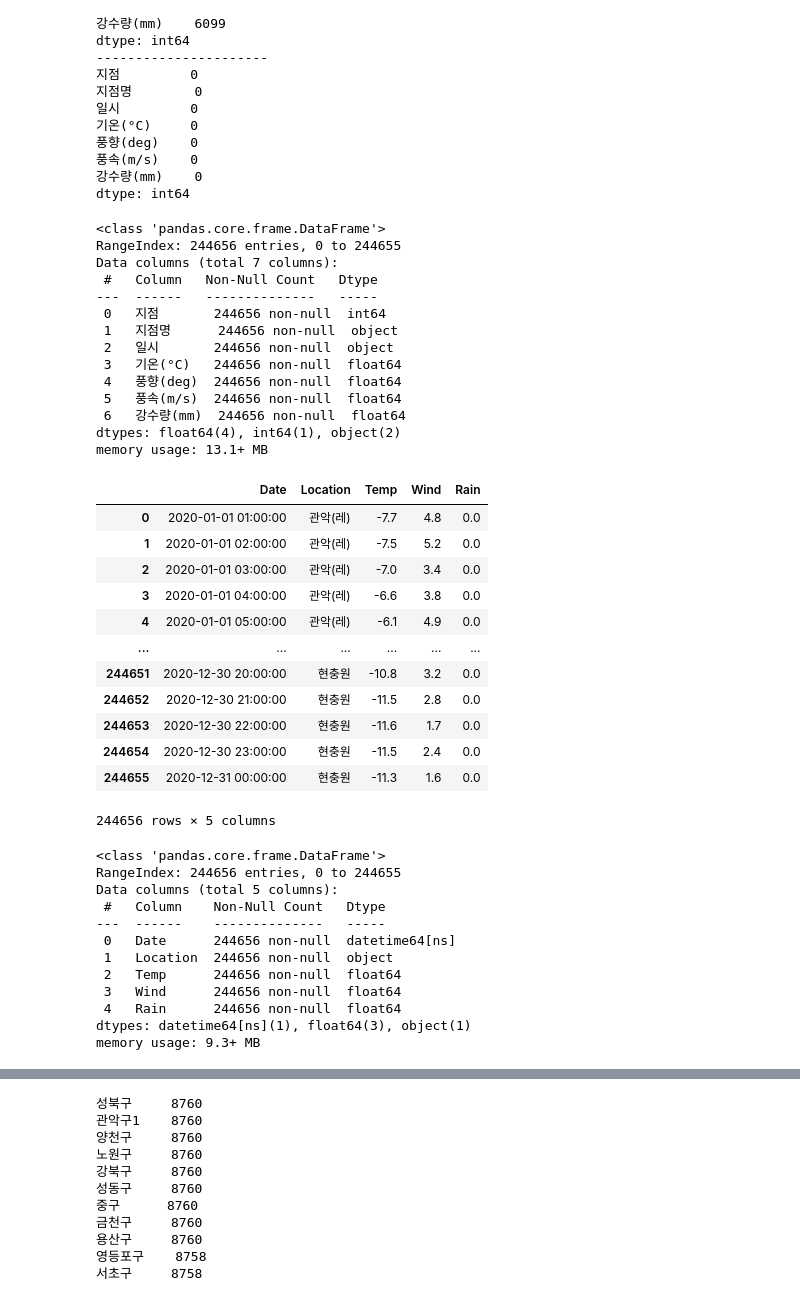
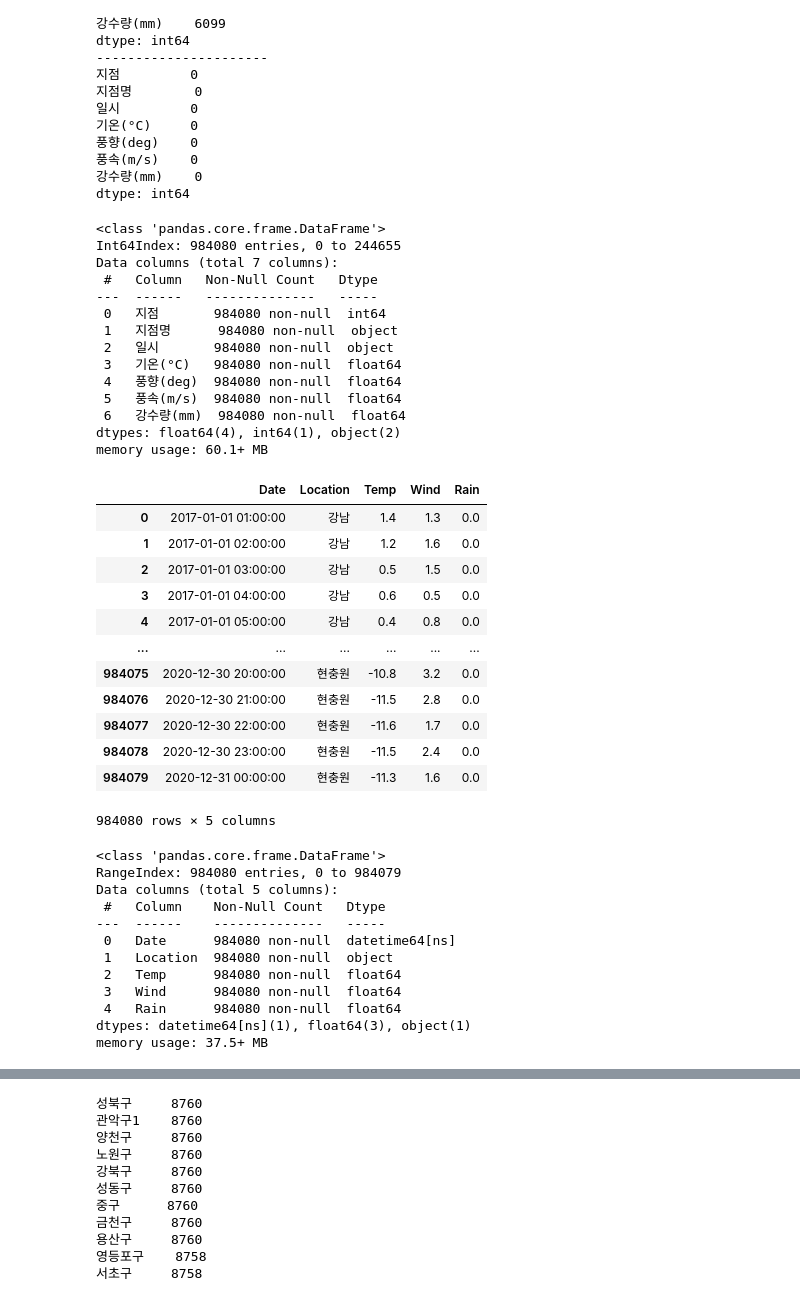
Before and after one commit to HyeongSeok-Park/Academy_Second_Project, a Jupyter notebook: 데이터 전처리 및 시각화.ipynb, the cells around one changed output, grey strips where cells are left out. Cells and saved outputs as stored; diff of their text form; code cells hidden in the pictures.

```diff
--- a/데이터 전처리 및 시각화.ipynb
+++ b/데이터 전처리 및 시각화.ipynb
@@ -727,66 +727,66 @@ dtype: int64
 dtype: int64
 # %%
 # 2차 가공 데이터 확인
-weather_2020_edit2.info()
+weather_total_edit2.info()
 # %% [output]
 <class 'pandas.core.frame.DataFrame'>
-RangeIndex: 244656 entries, 0 to 244655
+Int64Index: 984080 entries, 0 to 244655
 Data columns (total 7 columns):
  #   Column   Non-Null Count   Dtype
 ---  ------   --------------   -----
- 0   지점       244656 non-null  int64
- 1   지점명      244656 non-null  object
- 2   일시       244656 non-null  object
- 3   기온(°C)   244656 non-null  float64
- 4   풍향(deg)  244656 non-null  float64
- 5   풍속(m/s)  244656 non-null  float64
- 6   강수량(mm)  244656 non-null  float64
+ 0   지점       984080 non-null  int64
+ 1   지점명      984080 non-null  object
+ 2   일시       984080 non-null  object
+ 3   기온(°C)   984080 non-null  float64
+ 4   풍향(deg)  984080 non-null  float64
+ 5   풍속(m/s)  984080 non-null  float64
+ 6   강수량(mm)  984080 non-null  float64
 dtypes: float64(4), int64(1), object(2)
-memory usage: 13.1+ MB
+memory usage: 60.1+ MB
 # %%
 # 3차 가공 데이터 (columns 수정)
-weather_2020_edit3 = weather_2020_edit2
-weather_2020_edit3 = weather_2020_edit3[['일시','지점명','기온(°C)','풍속(m/s)','강수량(mm)']]
+weather_total_edit3 = weather_total_edit2
+weather_total_edit3 = weather_total_edit3[['일시','지점명','기온(°C)','풍속(m/s)','강수량(mm)']]
 
-weather_2020_edit3['일시'] = pd.to_datetime(weather_2020_edit3['일시'])
-weather_2020_edit3 = weather_2020_edit3.rename(columns = {'날짜' : 'Date',
+weather_total_edit3['일시'] = pd.to_datetime(weather_total_edit3['일시'])
+weather_total_edit3 = weather_total_edit3.rename(columns = {'날짜' : 'Date',
                                                           '일시' : 'Date',
                                                           '지점명' : 'Location',
                                                           '기온(°C)' : 'Temp',
                                                           '풍속(m/s)' : 'Wind',
                                                           '강수량(mm)' : 'Rain'})
-weather_2020_edit3 = weather_2020_edit3.reset_index(drop=True)
+weather_total_edit3 = weather_total_edit3.reset_index(drop=True)
 
-weather_2020_edit3
+weather_total_edit3
 # %% [output]
 |  | Date | Location | Temp | Wind | Rain |
-| 0 | 2020-01-01 01:00:00 | 관악(레) | -7.7 | 4.8 | 0.0 |
-| 1 | 2020-01-01 02:00:00 | 관악(레) | -7.5 | 5.2 | 0.0 |
-| 2 | 2020-01-01 03:00:00 | 관악(레) | -7.0 | 3.4 | 0.0 |
-| 3 | 2020-01-01 04:00:00 | 관악(레) | -6.6 | 3.8 | 0.0 |
-| 4 | 2020-01-01 05:00:00 | 관악(레) | -6.1 | 4.9 | 0.0 |
+| 0 | 2017-01-01 01:00:00 | 강남 | 1.4 | 1.3 | 0.0 |
+| 1 | 2017-01-01 02:00:00 | 강남 | 1.2 | 1.6 | 0.0 |
+| 2 | 2017-01-01 03:00:00 | 강남 | 0.5 | 1.5 | 0.0 |
+| 3 | 2017-01-01 04:00:00 | 강남 | 0.6 | 0.5 | 0.0 |
+| 4 | 2017-01-01 05:00:00 | 강남 | 0.4 | 0.8 | 0.0 |
 | ... | ... | ... | ... | ... | ... |
-| 244651 | 2020-12-30 20:00:00 | 현충원 | -10.8 | 3.2 | 0.0 |
-| 244652 | 2020-12-30 21:00:00 | 현충원 | -11.5 | 2.8 | 0.0 |
-| 244653 | 2020-12-30 22:00:00 | 현충원 | -11.6 | 1.7 | 0.0 |
-| 244654 | 2020-12-30 23:00:00 | 현충원 | -11.5 | 2.4 | 0.0 |
-| 244655 | 2020-12-31 00:00:00 | 현충원 | -11.3 | 1.6 | 0.0 |
+| 984075 | 2020-12-30 20:00:00 | 현충원 | -10.8 | 3.2 | 0.0 |
+| 984076 | 2020-12-30 21:00:00 | 현충원 | -11.5 | 2.8 | 0.0 |
+| 984077 | 2020-12-30 22:00:00 | 현충원 | -11.6 | 1.7 | 0.0 |
+| 984078 | 2020-12-30 23:00:00 | 현충원 | -11.5 | 2.4 | 0.0 |
+| 984079 | 2020-12-31 00:00:00 | 현충원 | -11.3 | 1.6 | 0.0 |
-244656 rows × 5 columns
+984080 rows × 5 columns
 # %%
 # 3차 가공 데이터 확인
-weather_2020_edit3.info()
+weather_total_edit3.info()
 # %% [output]
 <class 'pandas.core.frame.DataFrame'>
-RangeIndex: 244656 entries, 0 to 244655
+RangeIndex: 984080 entries, 0 to 984079
 Data columns (total 5 columns):
  #   Column    Non-Null Count   Dtype
 ---  ------    --------------   -----
- 0   Date      244656 non-null  datetime64[ns]
- 1   Location  244656 non-null  object
- 2   Temp      244656 non-null  float64
- 3   Wind      244656 non-null  float64
- 4   Rain      244656 non-null  float64
+ 0   Date      984080 non-null  datetime64[ns]
+ 1   Location  984080 non-null  object
+ 2   Temp      984080 non-null  float64
+ 3   Wind      984080 non-null  float64
+ 4   Rain      984080 non-null  float64
 dtypes: datetime64[ns](1), float64(3), object(1)
-memory usage: 9.3+ MB
+memory usage: 37.5+ MB
 # %%
 # 4차 가공 데이터 (Location명 수정 - 지하철 데이터와 기준을 맞추기 위해 수정)
```
Also changed, not shown: parts of 7 cells of this notebook.
